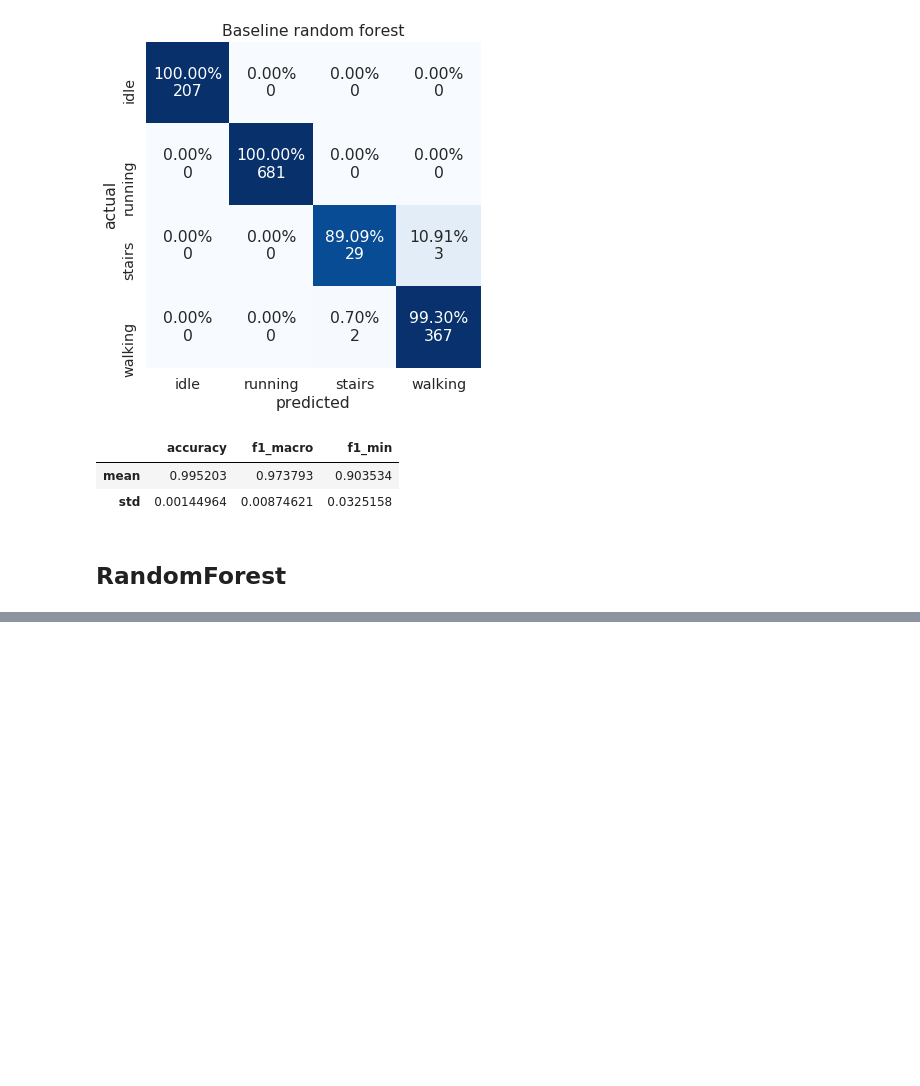
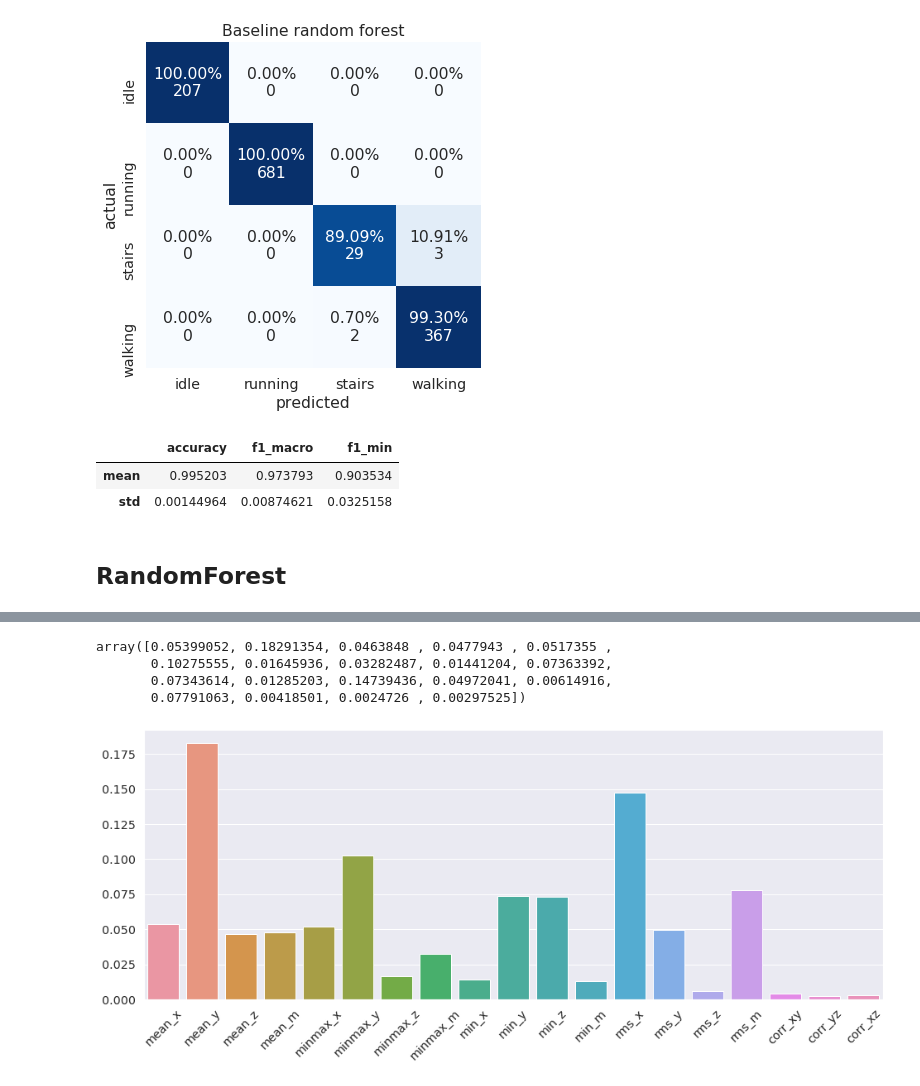
Before and after one commit to kilianovski/study, a Jupyter notebook: small_projects/activity_classification_accelerometer/activity_classification.ipynb, the cells around one changed output, grey strips where cells are left out. Saved outputs shown, nothing was run; the diff lists cells and outputs as text; code cells hidden in the pictures; blank space fills up the shorter version.

```diff
--- a/small_projects/activity_classification_accelerometer/activity_classification.ipynb
+++ b/small_projects/activity_classification_accelerometer/activity_classification.ipynb
@@ -633,0 +676,3 @@ print_cv_metrics(cv_metrics, 'Baseline random forest')
+# %%
+cls = RandomForestClassifier()
+cls.fit(X_train, y_train)
@@ -633,0 +688,14 @@ print_cv_metrics(cv_metrics, 'Baseline random forest')
+# %%
+cls.feature_importances_
+# %% [output]
+array([0.05399052, 0.18291354, 0.0463848 , 0.0477943 , 0.0517355 ,
+       0.10275555, 0.01645936, 0.03282487, 0.01441204, 0.07363392,
+       0.07343614, 0.01285203, 0.14739436, 0.04972041, 0.00614916,
+       0.07791063, 0.00418501, 0.0024726 , 0.00297525])
+# %%
+plt.figure(figsize=(16, 6))
+plot = sns.barplot(x=all_features, y=cls.feature_importances_)
+for item in plot.get_xticklabels():
+    item.set_rotation(45)
+# %% [output]
+[figure, added]
```
Also changed, not shown: parts of 9 cells of this notebook.
